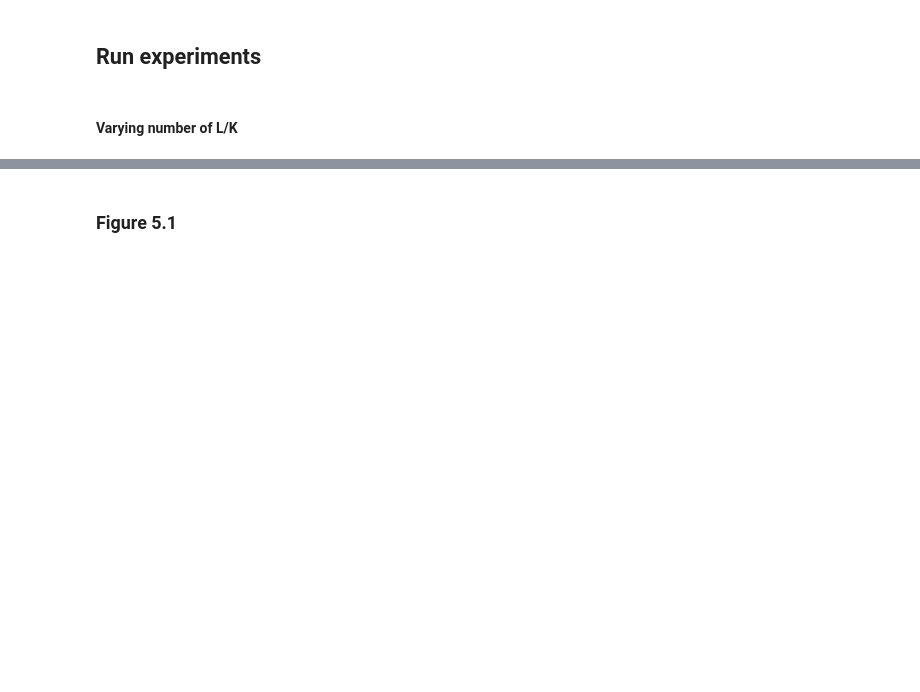
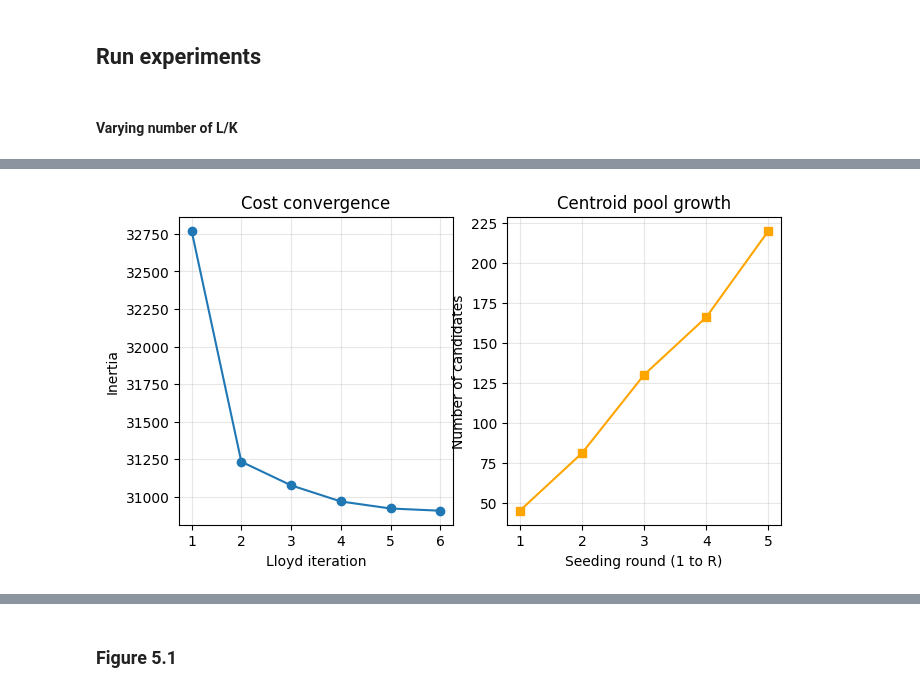
Before and after one commit to m-ziglioli/MAPD_B, a Jupyter notebook: notebooks/run.ipynb, the cells around one changed output, grey strips where cells are left out. Drawn from its saved outputs; the diff is of its cells as text; code cells hidden in the pictures; blank space fills up the shorter version.

```diff
--- a/notebooks/run.ipynb
+++ b/notebooks/run.ipynb
@@ -206,0 +278,10 @@ from src.paper_experiments import run_table34, table34_cost_table, table34_time_
+# %%
+def check_lloyd_pass_source():
+    import src.kmeans_parallel as kmpar_source
+    import inspect
+    return inspect.getsource(kmpar_source._lloyd_pass)
+# %%
+result = client.run(check_lloyd_pass_source)
+# print only one worker's version, nicely formatted
+first_worker = list(result.keys())[0]
+print(result[first_worker])
@@ -206,0 +371,24 @@ from src.paper_experiments import run_table34, table34_cost_table, table34_time_
+# %%
+# Extract histories
+cost_history = result['cost_history']        # list of inertia per Lloyd iteration
+iter_times = result['iter_times']            # list of times per iteration
+n_centroids_history = result['n_centroids_history']  # list of candidate count after each seeding round
+
+# 1. Plot cost vs iteration
+plt.figure(figsize=(12, 4))
+plt.subplot(1, 3, 1)
+plt.plot(range(1, len(cost_history)+1), cost_history, marker='o')
+plt.xlabel('Lloyd iteration')
+plt.ylabel('Inertia')
+plt.title('Cost convergence')
+plt.grid(True, alpha=0.3)
+
+# 2. Plot number of centroids candidates vs seeding round
+plt.subplot(1, 3, 2)
+plt.plot(range(1, len(n_centroids_history)+1), n_centroids_history, marker='s', color='orange')
+plt.xlabel('Seeding round (1 to R)')
+plt.ylabel('Number of candidates')
+plt.title('Centroid pool growth')
+plt.grid(True, alpha=0.3)
+# %% [output]
+[figure, added]
```
Also changed, not shown: parts of 45 cells of this notebook, 3 other files.
